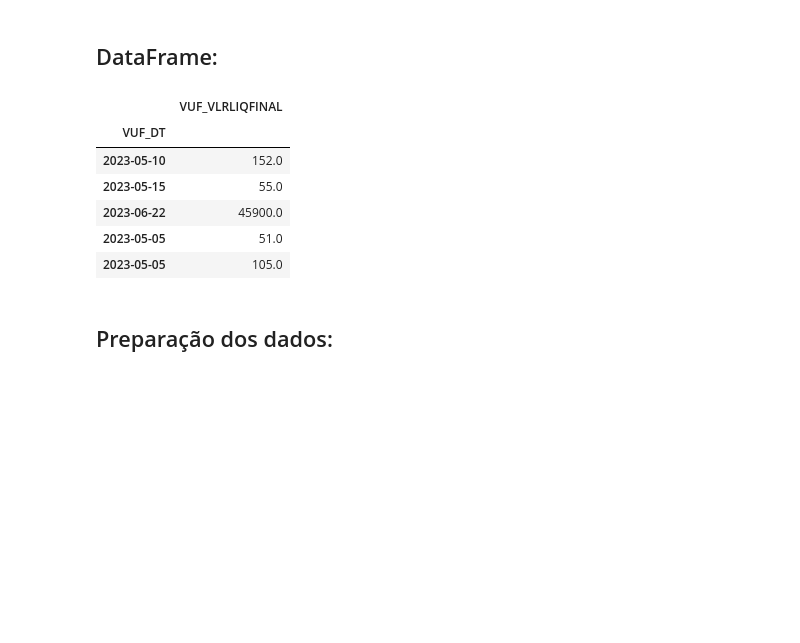
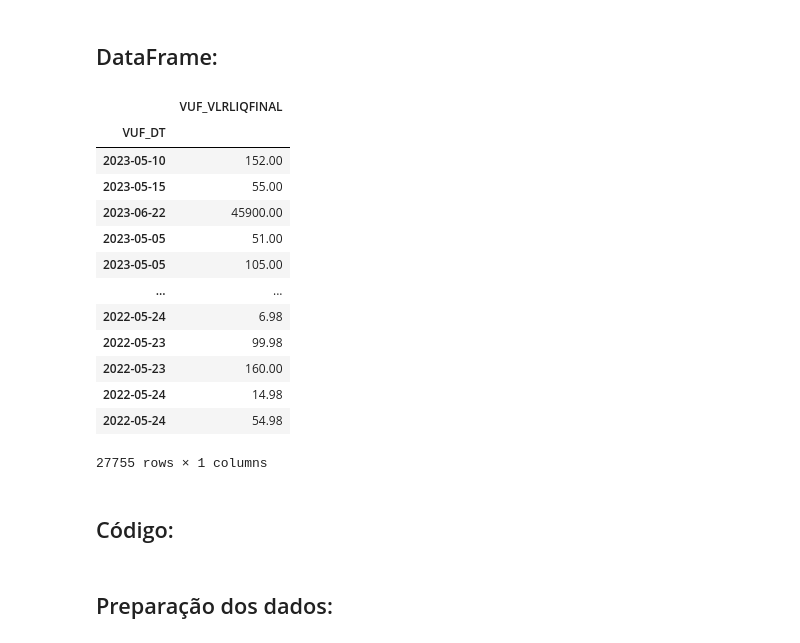
Before and after one commit to SamuelBarbosaDev/Casting, a Jupyter notebook: notebooks/models/model_DB106.ipynb, the cells around one changed output. Cells and saved outputs as stored; diff of their text form; code cells hidden in the pictures; blank space fills up the shorter version.

```diff
--- a/notebooks/models/model_DB106.ipynb
+++ b/notebooks/models/model_DB106.ipynb
@@ -27,12 +27,21 @@ df = pd.read_csv(
     usecols=['VUF_DT', 'VUF_VLRLIQFINAL']
 )
 # %%
-df.head()
+df
 # %% [output]
 |  | VUF_VLRLIQFINAL |
 | VUF_DT |  |
-| 2023-05-10 | 152.0 |
-| 2023-05-15 | 55.0 |
-| 2023-06-22 | 45900.0 |
-| 2023-05-05 | 51.0 |
-| 2023-05-05 | 105.0 |
+| 2023-05-10 | 152.00 |
+| 2023-05-15 | 55.00 |
+| 2023-06-22 | 45900.00 |
+| 2023-05-05 | 51.00 |
+| 2023-05-05 | 105.00 |
+| ... | ... |
+| 2022-05-24 | 6.98 |
+| 2022-05-23 | 99.98 |
+| 2022-05-23 | 160.00 |
+| 2022-05-24 | 14.98 |
+| 2022-05-24 | 54.98 |
+27755 rows × 1 columns
+# %% [markdown]
+## Código:
```
Also changed, not shown: parts of 14 cells of this notebook.
